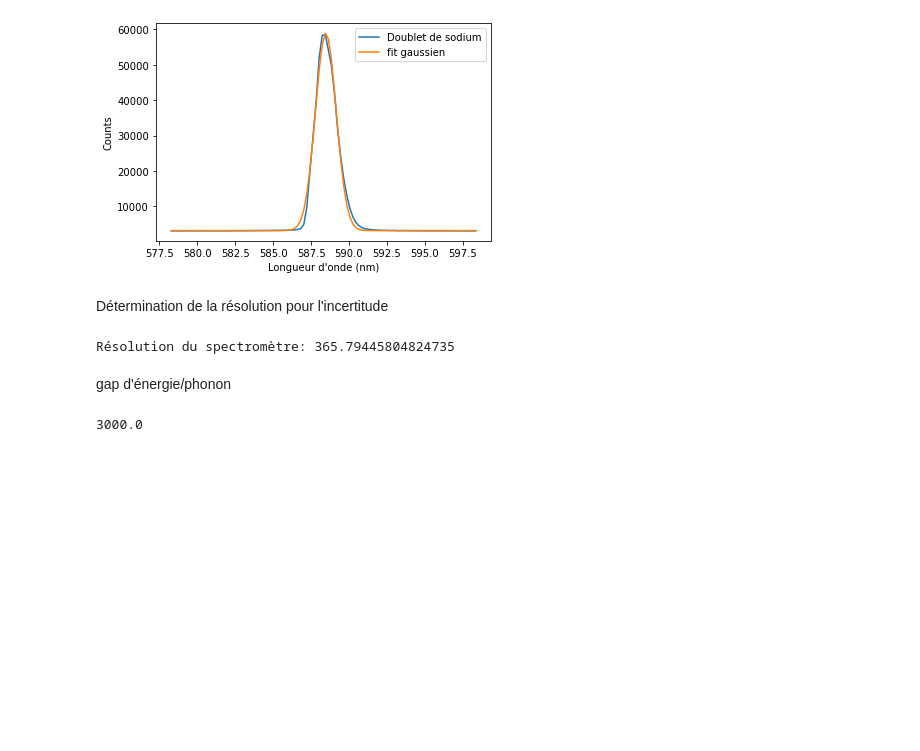
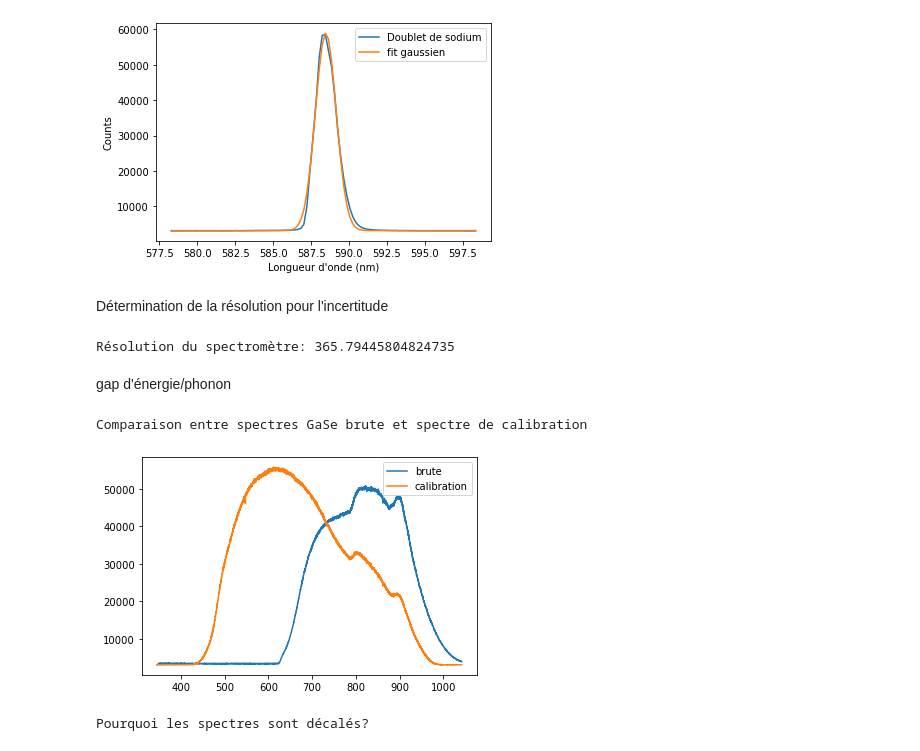
Before and after one commit to pierrotlamontagne/Github-labo-3, a Jupyter notebook: ABS/Analyse.ipynb, the cells around one changed output. Saved outputs shown, nothing was run; the diff lists cells and outputs as text; code cells hidden in the pictures; blank space fills up the shorter version.

Commit message:
plot de GaSe + or

```diff
--- a/ABS/Analyse.ipynb
+++ b/ABS/Analyse.ipynb
@@ -68,8 +68,21 @@ gap d'énergie/phonon
 # %%
 with open("Données/echantillon_GaSe.txt") as GaSe_brute:
     int_time_brute = float(list(GaSe_brute)[8].split(":")[1].split("(")[0])
 
 with open("Données/sans_echantillon_GaSe.txt") as GaSe_calib:
     int_time_calib = float(list(GaSe_calib)[8].split(":")[1].split("(")[0])
+
+# Normalisons le spectre du GaSe
+counts_GaSe_norm = (counts_GaSe_brute/int_time_brute)/(counts_GaSe_calib/int_time_calib)
+
+print("Comparaison entre spectres GaSe brute et spectre de calibration")
+plt.plot(lamda_GaSe_brute, counts_GaSe_brute, label = "brute")
+plt.plot(lamda_GaSe_brute, counts_GaSe_calib, label = "calibration")
+plt.legend()
+plt.show()
+
+print("Pourquoi les spectres sont décalés?")
 # %% [output]
-3000.0
+Comparaison entre spectres GaSe brute et spectre de calibration
+[figure, added]
+Pourquoi les spectres sont décalés?
```
Also changed, not shown: parts of 2 cells of this notebook, 1 other file.
